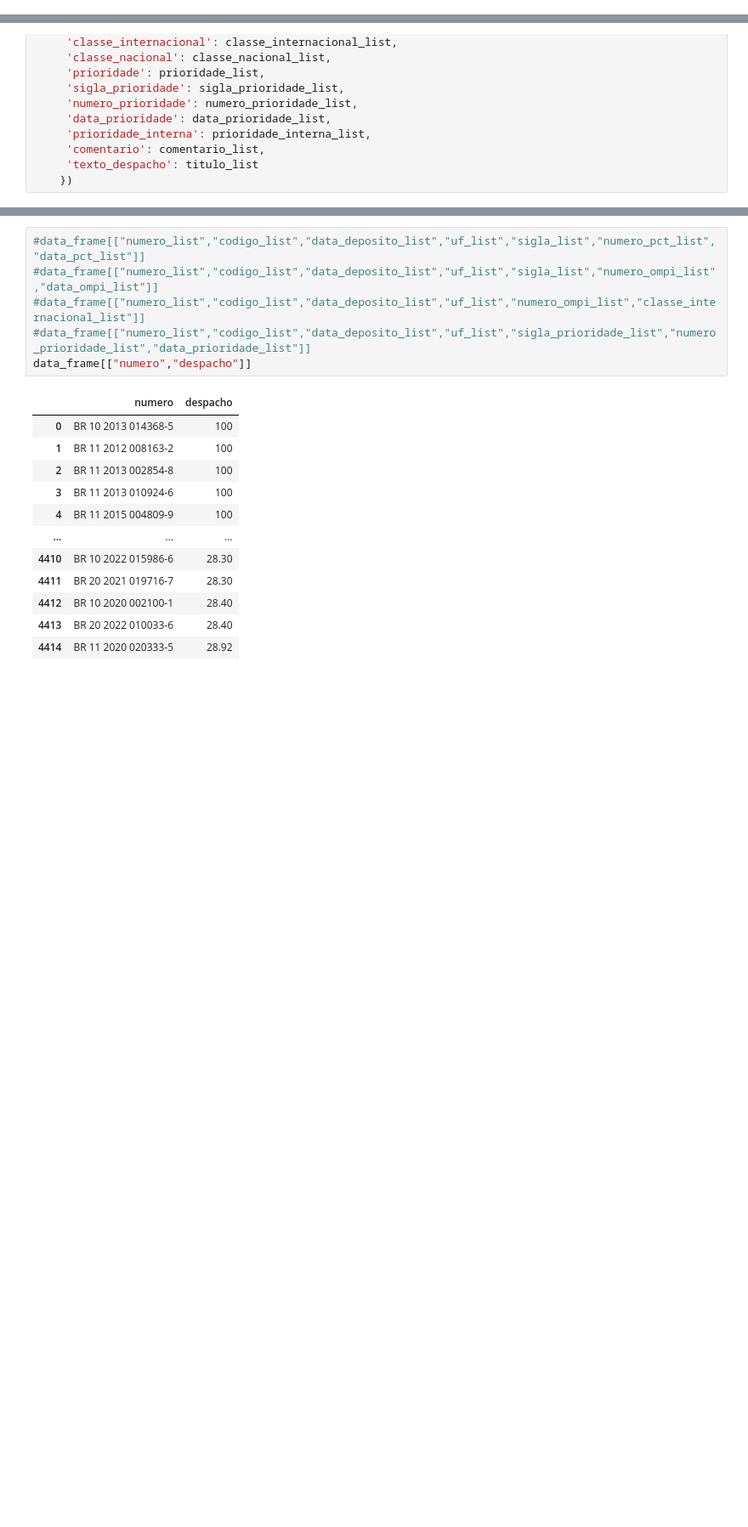
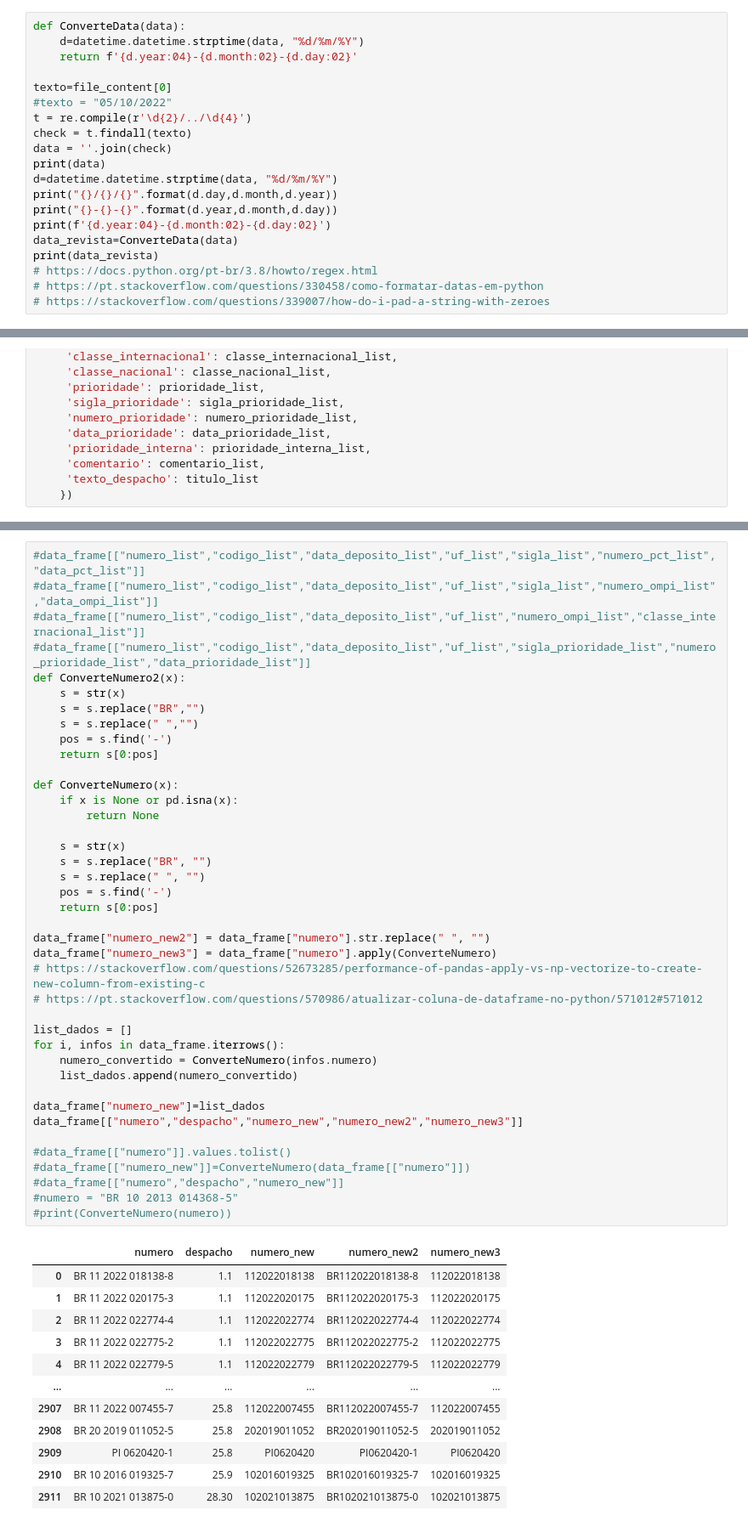
Before and after one commit to antonioabrantes/patentes, a Jupyter notebook: patentbr.ipynb, the cells around one changed output, grey strips where cells are left out. Shown at 85% size. Saved outputs shown, nothing was run; the diff lists cells and outputs as text; blank space fills up the shorter version.

```diff
--- a/patentbr.ipynb
+++ b/patentbr.ipynb
@@ -58,0 +46,20 @@ cleaner6 = re.compile("[\;][\,]")
+# %%
+def ConverteData(data):
+    d=datetime.datetime.strptime(data, "%d/%m/%Y")
+    return f'{d.year:04}-{d.month:02}-{d.day:02}'
+
+texto=file_content[0]
+#texto = "05/10/2022"
+t = re.compile(r'\d{2}/../\d{4}')
+check = t.findall(texto)
+data = ''.join(check)
+print(data)
+d=datetime.datetime.strptime(data, "%d/%m/%Y")
+print("{}/{}/{}".format(d.day,d.month,d.year))
+print("{}-{}-{}".format(d.year,d.month,d.day))
+print(f'{d.year:04}-{d.month:02}-{d.day:02}')
+data_revista=ConverteData(data)
+print(data_revista)
+# https://docs.python.org/pt-br/3.8/howto/regex.html
+# https://pt.stackoverflow.com/questions/330458/como-formatar-datas-em-python
+# https://stackoverflow.com/questions/339007/how-do-i-pad-a-string-with-zeroes
@@ -394,19 +407,53 @@ dtype: int64
 # %%
 #data_frame[["numero_list","codigo_list","data_deposito_list","uf_list","sigla_list","numero_pct_list","data_pct_list"]]
 #data_frame[["numero_list","codigo_list","data_deposito_list","uf_list","sigla_list","numero_ompi_list","data_ompi_list"]]
 #data_frame[["numero_list","codigo_list","data_deposito_list","uf_list","numero_ompi_list","classe_internacional_list"]]
 #data_frame[["numero_list","codigo_list","data_deposito_list","uf_list","sigla_prioridade_list","numero_prioridade_list","data_prioridade_list"]]
-data_frame[["numero","despacho"]]
+def ConverteNumero2(x):
+    s = str(x)
+    s = s.replace("BR","")
+    s = s.replace(" ","")
+    pos = s.find('-')
+    return s[0:pos]
+
+def ConverteNumero(x):
+    if x is None or pd.isna(x):
+        return None
+
+    s = str(x)
+    s = s.replace("BR", "")
+    s = s.replace(" ", "")
+    pos = s.find('-')
+    return s[0:pos]
+
+data_frame["numero_new2"] = data_frame["numero"].str.replace(" ", "")
+data_frame["numero_new3"] = data_frame["numero"].apply(ConverteNumero)
+# https://stackoverflow.com/questions/52673285/performance-of-pandas-apply-vs-np-vectorize-to-create-new-column-from-existing-c
+# https://pt.stackoverflow.com/questions/570986/atualizar-coluna-de-dataframe-no-python/571012#571012
+
+list_dados = []
+for i, infos in data_frame.iterrows():
+    numero_convertido = ConverteNumero(infos.numero)
+    list_dados.append(numero_convertido)
+
+data_frame["numero_new"]=list_dados
+data_frame[["numero","despacho","numero_new","numero_new2","numero_new3"]]
+
+#data_frame[["numero"]].values.tolist()
+#data_frame[["numero_new"]]=ConverteNumero(data_frame[["numero"]])
+#data_frame[["numero","despacho","numero_new"]]
+#numero = "BR 10 2013 014368-5"
+#print(ConverteNumero(numero))
 # %% [output]
-|  | numero | despacho |
-| 0 | BR 10 2013 014368-5 | 100 |
-| 1 | BR 11 2012 008163-2 | 100 |
-| 2 | BR 11 2013 002854-8 | 100 |
-| 3 | BR 11 2013 010924-6 | 100 |
-| 4 | BR 11 2015 004809-9 | 100 |
-| ... | ... | ... |
-| 4410 | BR 10 2022 015986-6 | 28.30 |
-| 4411 | BR 20 2021 019716-7 | 28.30 |
-| 4412 | BR 10 2020 002100-1 | 28.40 |
-| 4413 | BR 20 2022 010033-6 | 28.40 |
-| 4414 | BR 11 2020 020333-5 | 28.92 |
+|  | numero | despacho | numero_new | numero_new2 | numero_new3 |
+| 0 | BR 11 2022 018138-8 | 1.1 | 112022018138 | BR112022018138-8 | 112022018138 |
+| 1 | BR 11 2022 020175-3 | 1.1 | 112022020175 | BR112022020175-3 | 112022020175 |
+| 2 | BR 11 2022 022774-4 | 1.1 | 112022022774 | BR112022022774-4 | 112022022774 |
+| 3 | BR 11 2022 022775-2 | 1.1 | 112022022775 | BR112022022775-2 | 112022022775 |
+| 4 | BR 11 2022 022779-5 | 1.1 | 112022022779 | BR112022022779-5 | 112022022779 |
+| ... | ... | ... | ... | ... | ... |
+| 2907 | BR 11 2022 007455-7 | 25.8 | 112022007455 | BR112022007455-7 | 112022007455 |
+| 2908 | BR 20 2019 011052-5 | 25.8 | 202019011052 | BR202019011052-5 | 202019011052 |
+| 2909 | PI 0620420-1 | 25.8 | PI0620420 | PI0620420-1 | PI0620420 |
+| 2910 | BR 10 2016 019325-7 | 25.9 | 102016019325 | BR102016019325-7 | 102016019325 |
+| 2911 | BR 10 2021 013875-0 | 28.30 | 102021013875 | BR102021013875-0 | 102021013875 |
```
Also changed, not shown: parts of 102 cells of this notebook.
